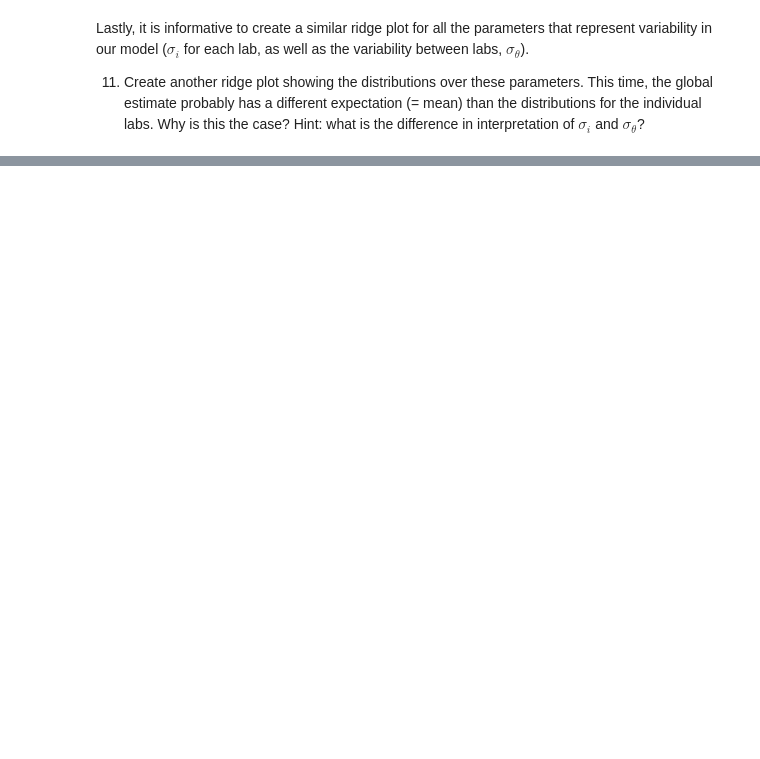
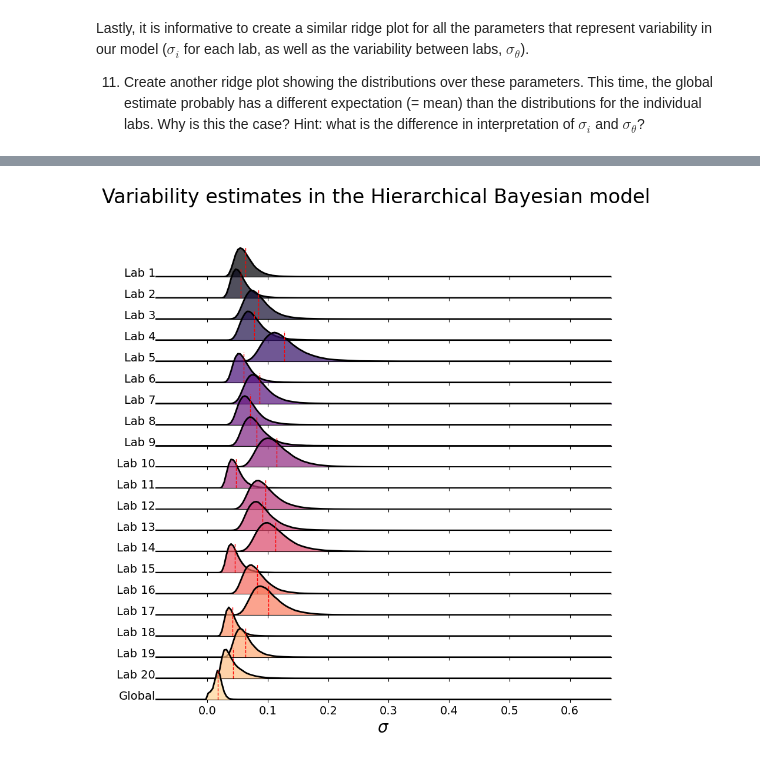
Before and after one commit to DerOeko/SOW-BKI203BS, a Jupyter notebook: Ferdinand_Paar_s1128559_Samuel_Nellessen_s1102282_Assignment5.ipynb, the cells around one changed output, grey strips where cells are left out. Saved outputs shown, nothing was run; the diff lists cells and outputs as text; code cells hidden in the pictures; blank space fills up the shorter version.

```diff
--- a/Ferdinand_Paar_s1128559_Samuel_Nellessen_s1102282_Assignment5.ipynb
+++ b/Ferdinand_Paar_s1128559_Samuel_Nellessen_s1102282_Assignment5.ipynb
@@ -263,6 +285,3 @@ To solve this issue and actually see the desired effect, we can use very __un__i
 Lastly, it is informative to create a similar ridge plot for all the parameters that represent variability in our model ($\sigma_i$ for each lab, as well as the variability between labs, $\sigma_\theta$).
 
 11. Create another ridge plot showing the distributions over these parameters. This time, the global estimate probably has a different expectation (= mean) than the distributions for the individual labs. Why is this the case? Hint: what is the difference in interpretation of $\sigma_i$ and $\sigma_\theta$?
-# %%
-xlimits = ?, ?
-ridge_plot(?, ?, xlimits)
@@ -270,0 +291,65 @@ ridge_plot(?, ?, xlimits)
+# %%
+def ridge_plot(var_samples, global_samples, xlimits):
+    """Make a ridge plot figure for variability parameters.
+
+    Args:
+        var_samples: A numpy array of size J x num_samples x num_chains (for sigma_i)
+        global_samples: A numpy array of size 1 x num_samples x num_chains (for sigma_theta)
+        xlimits: Tuple (xmin, xmax) for x-axis limits.
+    """
+    # Compute point estimates (posterior mean) for lab-level variability
+    MLE_per_lab = np.mean(var_samples, axis=(1, 2))
+    # Concatenate lab-level variability with global between-lab variability
+    samples_concat = np.concatenate([var_samples, global_samples], axis=0)
+
+    colors = plt.cm.get_cmap('magma')
+    J = samples_concat.shape[0]
+    gs = grid_spec.GridSpec(J, 1)
+    fig = plt.figure(figsize=(10, 10))
+
+    xmin, xmax = xlimits
+    x_vals = np.linspace(xmin, xmax, num=200)
+
+    ax_objs = []
+    for i in range(J):
+        pdf = gaussian_kde(samples_concat[i, :, :].flatten())
+        posterior = pdf(x_vals)
+
+        ax = fig.add_subplot(gs[i:i+1, 0:])
+        ax_objs.append(ax)
+
+        ax.plot(x_vals, posterior, color='k', lw=2)
+        ax.fill_between(x_vals, np.zeros_like(x_vals), posterior, alpha=0.7, color=colors(i/(J+1)))
+        ax.set_xlim(xmin, xmax)
+        ax.set_ylim(bottom=0)
+        ax.patch.set_alpha(0)
+
+        # For lab-specific sigma (sigma_i), plot the posterior mean; for global sigma (sigma_theta), do likewise.
+        if i < var_samples.shape[0]:
+            ax.axvline(MLE_per_lab[i], color='red', linestyle='--', lw=1)
+        else:
+            global_mean = np.mean(global_samples)
+            ax.axvline(global_mean, color='red', linestyle='--', lw=1)
+
+        ax.set_yticklabels([])
+        if i == J-1:
+            ax.set_xlabel(r'$\sigma$', fontsize=20)
+            ax.text(xmin, 0.001, 'Global', fontsize=14, ha="right")
+        else:
+            ax.set_xticklabels([])
+            ax.text(xmin, 0.001, f'Lab {i+1}', fontsize=14, ha="right")
+
+        for s in ["top", "right", "left"]:
+            ax.spines[s].set_visible(False)
+        ax.set_yticks([])
+
+    ax_objs[-1].set_xlabel(r'$\sigma$', fontsize=20)
+    gs.update(hspace=-0.3)
+    plt.suptitle('Variability estimates in the Hierarchical Bayesian model', fontsize=24)
+    plt.show()
+
+
+xlimits = samples["sigma"].min()-0.1, samples['sigma'].max()+0.1
+ridge_plot(samples['sigma'], samples['sigma_theta'], xlimits)
+# %% [output]
+[figure, added]
```
Also changed, not shown: parts of 5 cells of this notebook.
